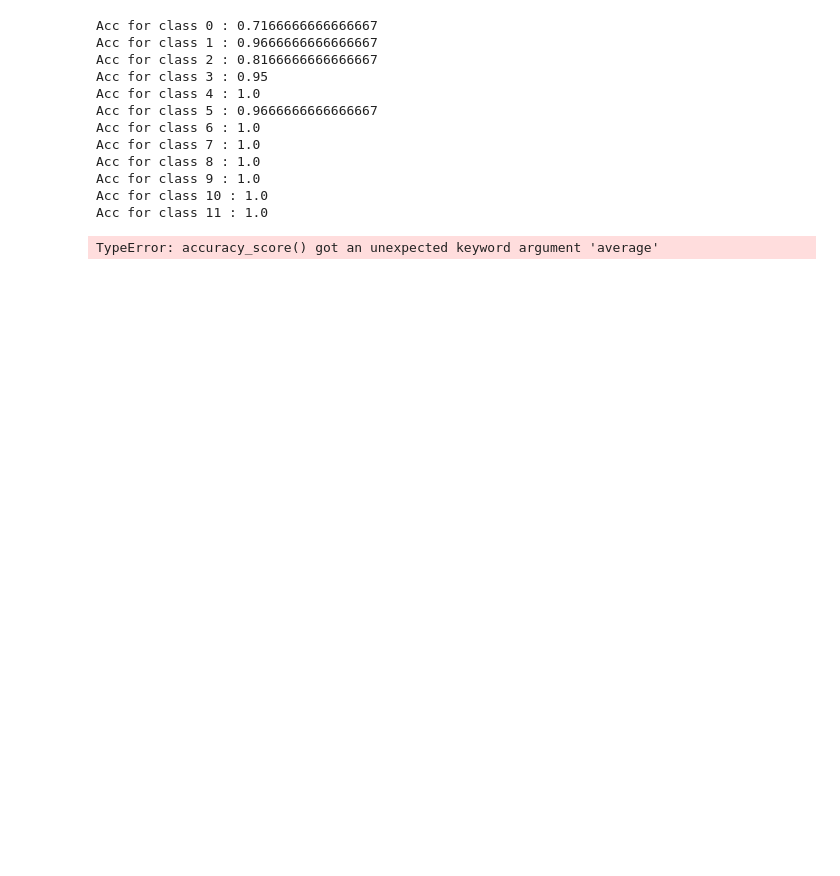
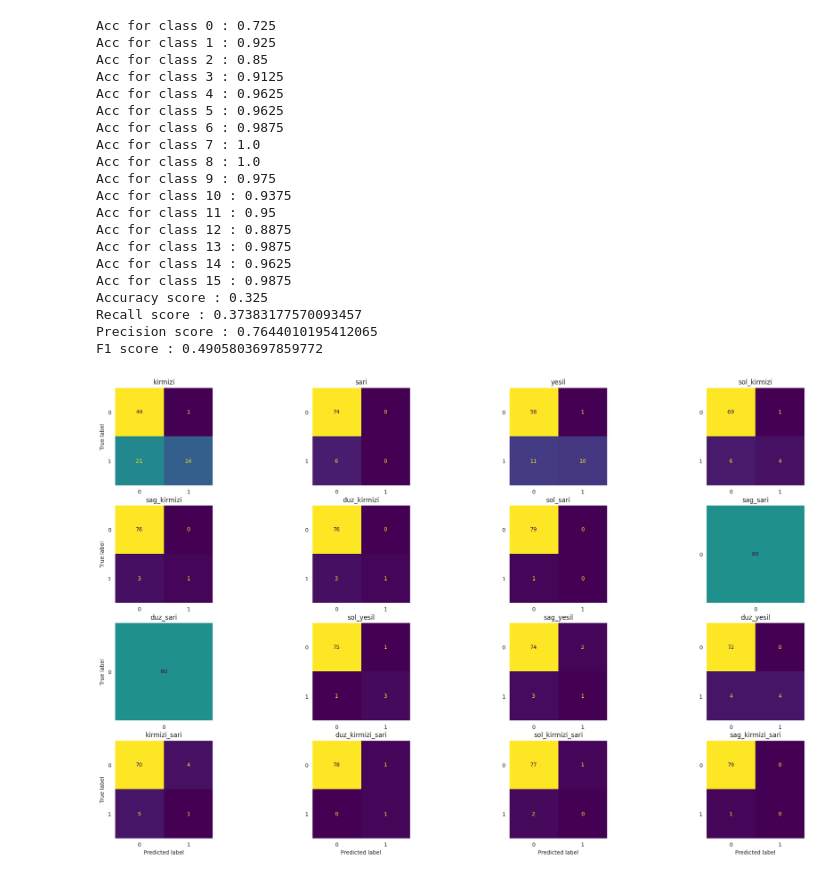
Before and after one commit to TahsinEnesKuru/Turkiye-Trafik-Isiklari-Tespiti, a Jupyter notebook: knn_note.ipynb, the cells around one changed output. Saved outputs shown, nothing was run; the diff lists cells and outputs as text; code cells hidden in the pictures; blank space fills up the shorter version.

Commit message:
EDA & Confusion Matrix are added.

```diff
--- a/knn_note.ipynb
+++ b/knn_note.ipynb
@@ -59,5 +107,5 @@ for row  in trainData:
 # %%
-testLabels = [ [0] * len(test_image_paths) for _ in range(12) ]
+testLabels = [ [0] * len(test_image_paths) for _ in range(16) ]
 testData = testDf.values.tolist()
 cnt = 0
 for row  in testData:
@@ -99,8 +147,8 @@ rawImages = np.array(rawImages)
 features = np.array(features)
 # labs = np.array(trainLabels[2])
 # %%
-model = [0]*12
-for i in range(12):
+model = [0]*16
+for i in range(16):
     model[i] = KNeighborsClassifier(n_neighbors=2,n_jobs=-1)
     model[i].fit(features, trainLabels[i])
 # %%
@@ -111,7 +159,7 @@ for _ in range(len(test_imageId)):
 	cumPred.append([])
 	cumLabel.append([])
 
-for i in range(12):
+for i in range(16):
 	predictions = model[i].predict(test_features).tolist()
 	acc = model[i].score(test_features, testLabels[i])
 	if (acc != 1):
@@ -124,20 +172,49 @@ for i in range(12):
 
 	print('Acc for class ' + str(i) + " : " + str(acc))
 
-print(accuracy_score(cumLabel,cumPred))
-print(f1_score(cumLabel,cumPred,average='weighted'))
-# print("Cumulative Acc : " + str(cumAcc))
+
+print("Accuracy score : " + str(accuracy_score(cumLabel,cumPred)))
+print("Recall score : " + str(recall_score(cumLabel,cumPred,average='weighted')))
+print("Precision score : " + str(precision_score(cumLabel,cumPred,average='weighted')))
+print("F1 score : " + str(f1_score(cumLabel,cumPred,average='weighted')))
 # %% [output]
-Acc for class 0 : 0.7166666666666667
-Acc for class 1 : 0.9666666666666667
-Acc for class 2 : 0.8166666666666667
-Acc for class 3 : 0.95
-Acc for class 4 : 1.0
-Acc for class 5 : 0.9666666666666667
-Acc for class 6 : 1.0
+Acc for class 0 : 0.725
+Acc for class 1 : 0.925
+Acc for class 2 : 0.85
+Acc for class 3 : 0.9125
+Acc for class 4 : 0.9625
+Acc for class 5 : 0.9625
+Acc for class 6 : 0.9875
 Acc for class 7 : 1.0
 Acc for class 8 : 1.0
-Acc for class 9 : 1.0
-Acc for class 10 : 1.0
-Acc for class 11 : 1.0
+Acc for class 9 : 0.975
+Acc for class 10 : 0.9375
+Acc for class 11 : 0.95
+Acc for class 12 : 0.8875
+Acc for class 13 : 0.9875
+Acc for class 14 : 0.9625
+Acc for class 15 : 0.9875
+Accuracy score : 0.325
+Recall score : 0.37383177570093457
+Precision score : 0.7644010195412065
+F1 score : 0.4905803697859772
-TypeError: accuracy_score() got an unexpected keyword argument 'average'
+# %%
+def get_key(val):
+    for key, value in classes.items():
+         if val == value:
+             return key
+# %%
+f, axes = plt.subplots(4, 4, figsize=(25, 15))
+axes = axes.ravel()
+for i in range(16):
+    disp = ConfusionMatrixDisplay(confusion_matrix(testLabels[i],model[i].predict(test_features).tolist()))
+    disp.plot(ax=axes[i], values_format='.4g')
+    className = get_key(i).split('(')[0][:-1]
+    disp.ax_.set_title(className)
+    if i<12:
+        disp.ax_.set_xlabel('')
+    if i%4!=0:
+        disp.ax_.set_ylabel('')
+    disp.im_.colorbar.remove()
+# %% [output]
+[figure, added]
```
Also changed, not shown: parts of 8 cells of this notebook.
